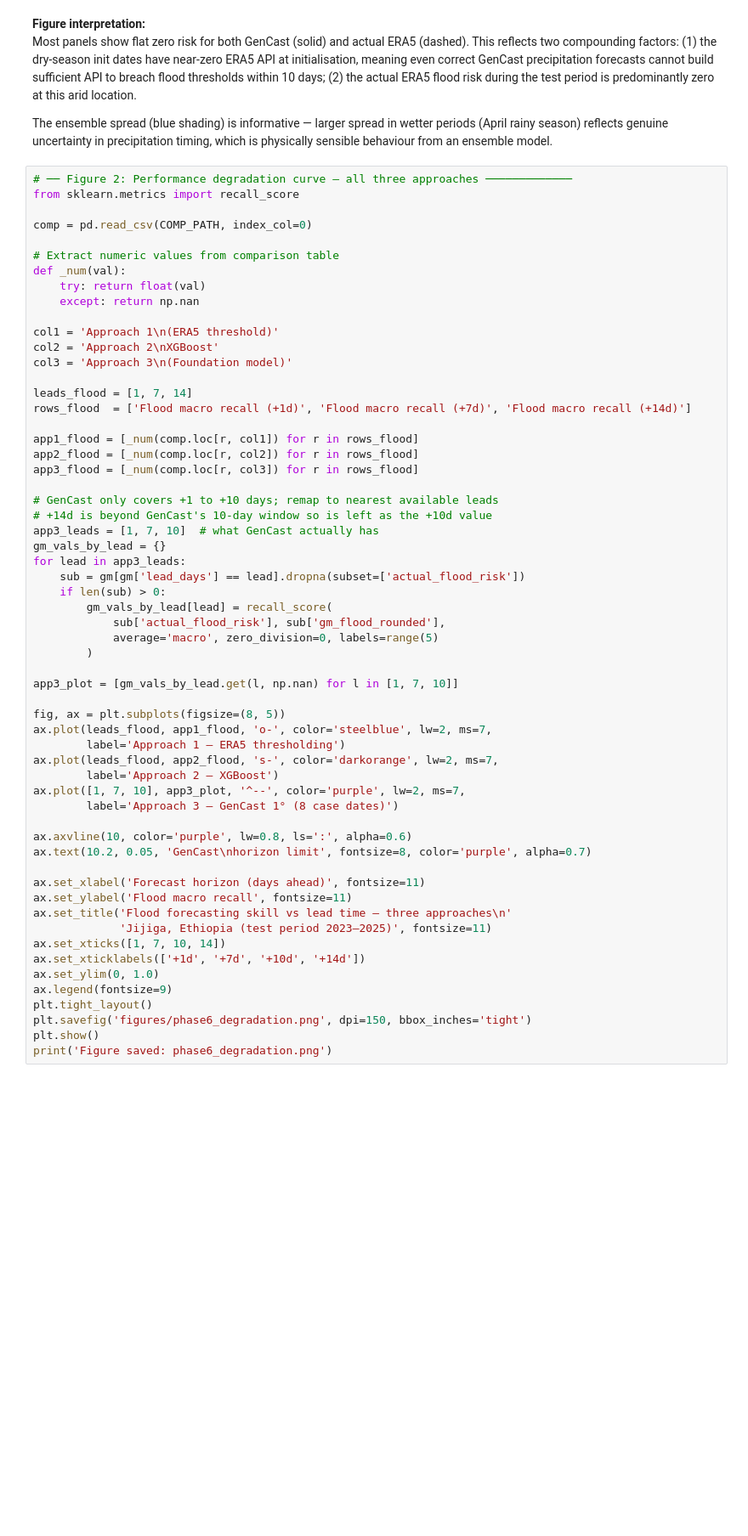
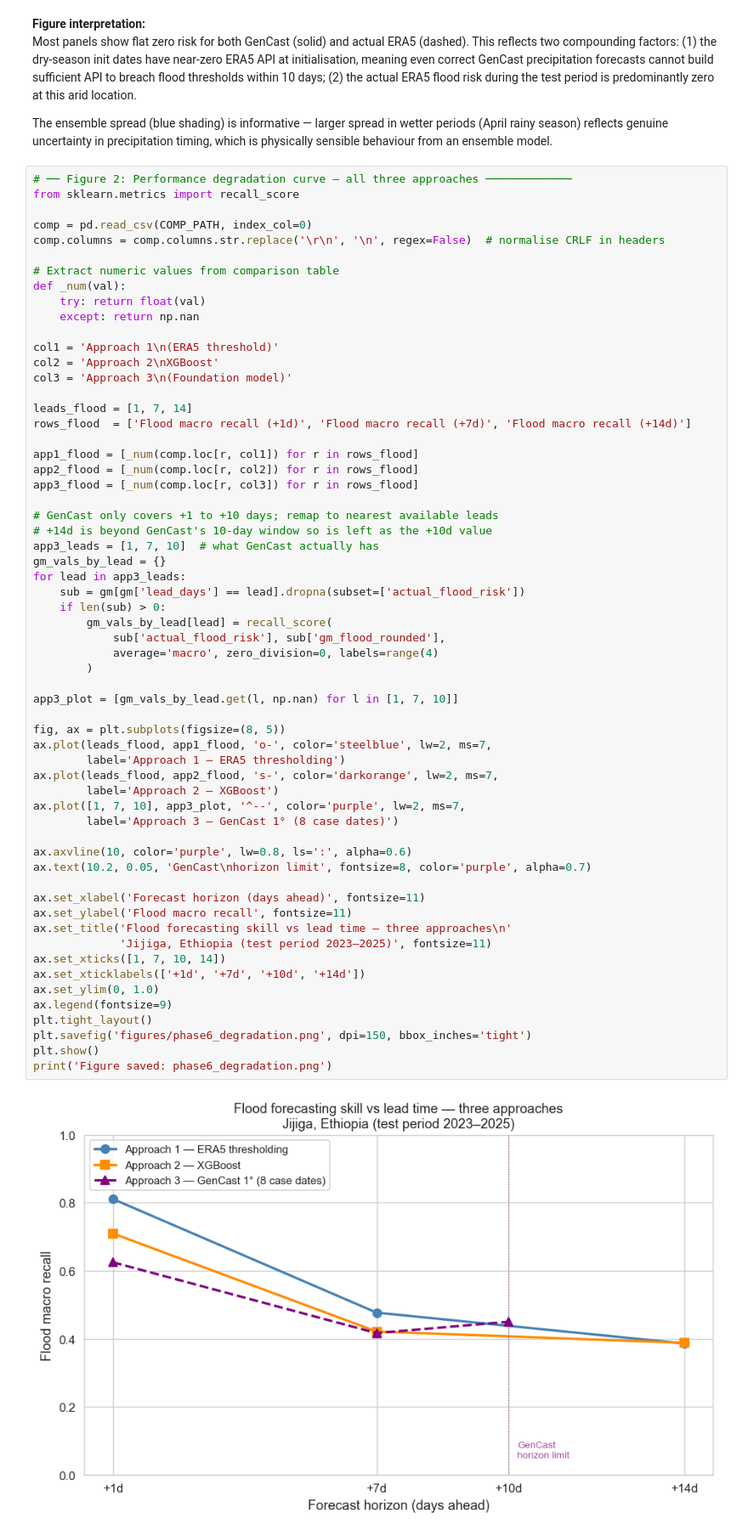
Before and after one commit to lalutir/datalab-v, a Jupyter notebook: notebooks/phase6_foundation_model.ipynb, the cells around one changed output. Shown at 85% size. Cells and saved outputs as stored; diff of their text form; blank space fills up the shorter version.

```diff
--- a/notebooks/phase6_foundation_model.ipynb
+++ b/notebooks/phase6_foundation_model.ipynb
@@ -205,6 +232,7 @@ The ensemble spread (blue shading) is informative — larger spread in wetter pe
 from sklearn.metrics import recall_score
 
 comp = pd.read_csv(COMP_PATH, index_col=0)
+comp.columns = comp.columns.str.replace('\r\n', '\n', regex=False)  # normalise CRLF in headers
 
 # Extract numeric values from comparison table
 def _num(val):
@@ -231,31 +259,33 @@ for lead in app3_leads:
     if len(sub) > 0:
         gm_vals_by_lead[lead] = recall_score(
             sub['actual_flood_risk'], sub['gm_flood_rounded'],
-            average='macro', zero_division=0, labels=range(5)
+            average='macro', zero_division=0, labels=range(4)
         )
 
 app3_plot = [gm_vals_by_lead.get(l, np.nan) for l in [1, 7, 10]]
 
 fig, ax = plt.subplots(figsize=(8, 5))
 ax.plot(leads_flood, app1_flood, 'o-', color='steelblue', lw=2, ms=7,
         label='Approach 1 — ERA5 thresholding')
 ax.plot(leads_flood, app2_flood, 's-', color='darkorange', lw=2, ms=7,
         label='Approach 2 — XGBoost')
 ax.plot([1, 7, 10], app3_plot, '^--', color='purple', lw=2, ms=7,
         label='Approach 3 — GenCast 1° (8 case dates)')
 
 ax.axvline(10, color='purple', lw=0.8, ls=':', alpha=0.6)
 ax.text(10.2, 0.05, 'GenCast\nhorizon limit', fontsize=8, color='purple', alpha=0.7)
 
 ax.set_xlabel('Forecast horizon (days ahead)', fontsize=11)
 ax.set_ylabel('Flood macro recall', fontsize=11)
 ax.set_title('Flood forecasting skill vs lead time — three approaches\n'
              'Jijiga, Ethiopia (test period 2023–2025)', fontsize=11)
 ax.set_xticks([1, 7, 10, 14])
 ax.set_xticklabels(['+1d', '+7d', '+10d', '+14d'])
 ax.set_ylim(0, 1.0)
 ax.legend(fontsize=9)
 plt.tight_layout()
 plt.savefig('figures/phase6_degradation.png', dpi=150, bbox_inches='tight')
 plt.show()
 print('Figure saved: phase6_degradation.png')
+# %% [output]
+[figure, added]
```
Also changed, not shown: parts of 13 cells of this notebook, 7 other files.
